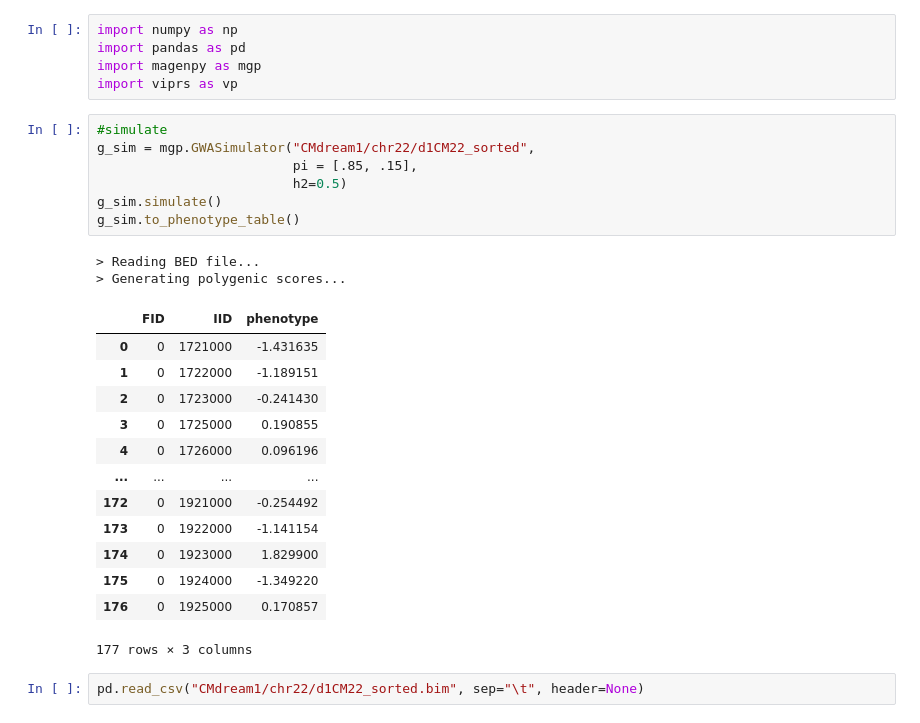
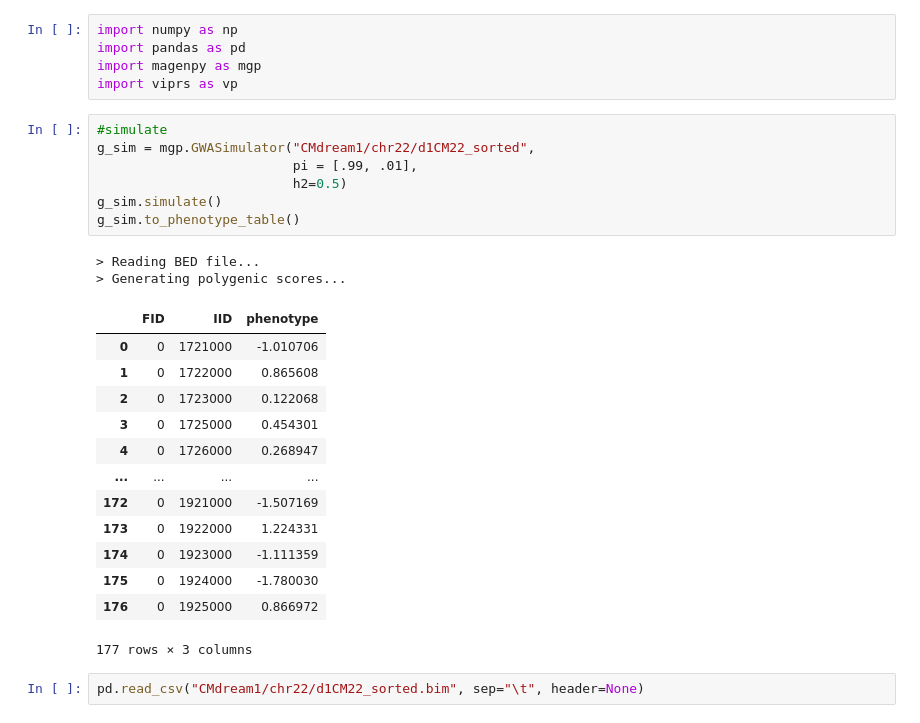
Before and after one commit to Yiqing-Zhu2000/RA_Project, a Jupyter notebook: Toy_example_expr.ipynb, the cells around one changed output. Drawn from its saved outputs; the diff is of its cells as text.

```diff
--- a/Toy_example_expr.ipynb
+++ b/Toy_example_expr.ipynb
@@ -11,25 +11,25 @@ import viprs as vp
 # %%
 #simulate
 g_sim = mgp.GWASimulator("CMdream1/chr22/d1CM22_sorted",
-                         pi = [.85, .15],
+                         pi = [.99, .01],
                          h2=0.5)
 g_sim.simulate()
 g_sim.to_phenotype_table()
 # %% [output]
 > Reading BED file...
 > Generating polygenic scores...
 |  | FID | IID | phenotype |
-| 0 | 0 | 1721000 | -1.431635 |
-| 1 | 0 | 1722000 | -1.189151 |
-| 2 | 0 | 1723000 | -0.241430 |
-| 3 | 0 | 1725000 | 0.190855 |
-| 4 | 0 | 1726000 | 0.096196 |
+| 0 | 0 | 1721000 | -1.010706 |
+| 1 | 0 | 1722000 | 0.865608 |
+| 2 | 0 | 1723000 | 0.122068 |
+| 3 | 0 | 1725000 | 0.454301 |
+| 4 | 0 | 1726000 | 0.268947 |
 | ... | ... | ... | ... |
-| 172 | 0 | 1921000 | -0.254492 |
-| 173 | 0 | 1922000 | -1.141154 |
-| 174 | 0 | 1923000 | 1.829900 |
-| 175 | 0 | 1924000 | -1.349220 |
-| 176 | 0 | 1925000 | 0.170857 |
+| 172 | 0 | 1921000 | -1.507169 |
+| 173 | 0 | 1922000 | 1.224331 |
+| 174 | 0 | 1923000 | -1.111359 |
+| 175 | 0 | 1924000 | -1.780030 |
+| 176 | 0 | 1925000 | 0.866972 |
 177 rows × 3 columns
 # %%
 pd.read_csv("CMdream1/chr22/d1CM22_sorted.bim", sep="\t", header=None)
```
Also changed, not shown: parts of 22 cells of this notebook, 5 other files.
